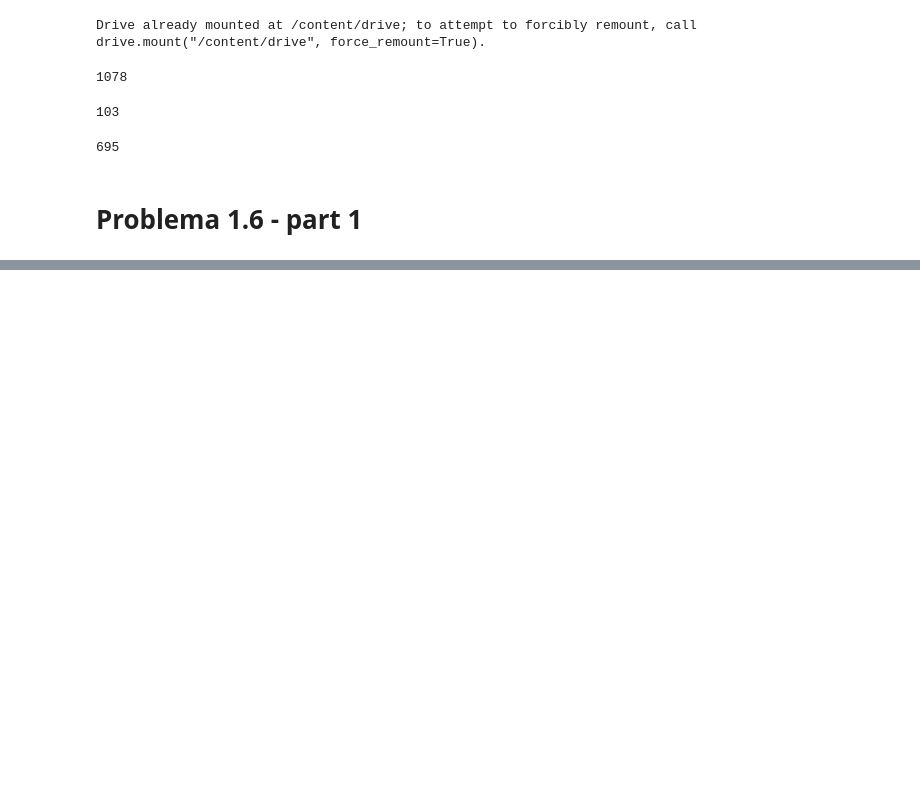
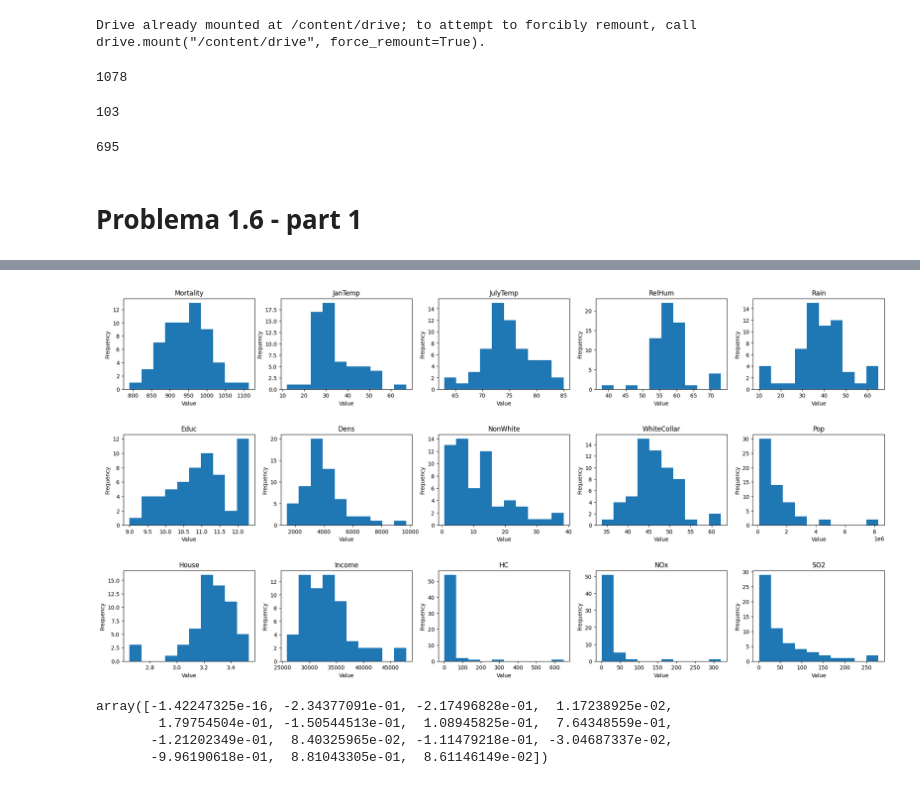
Before and after one commit to arnml/colabrepository, a Jupyter notebook: MITx_6_419x_module1_homework.ipynb, the cells around one changed output, grey strips where cells are left out. Cells and saved outputs as stored; diff of their text form; code cells hidden in the pictures; blank space fills up the shorter version.

```diff
--- a/MITx_6_419x_module1_homework.ipynb
+++ b/MITx_6_419x_module1_homework.ipynb
@@ -121,0 +219,18 @@ benjamini_hochberg_rejected_number
+# %%
+import io
+import csv
+import numpy as np
+
+file_path = '/content/drive/MyDrive/mitx/module1_data/mortality.csv'
+
+fields, cities, values = None, [], []
+with open(file_path, 'r') as file:  # Open the file directly
+    csv_reader = csv.reader(file, delimiter=',', quotechar='"')
+    fields = next(csv_reader)[1:]  # Get header row (fields)
+    for row in csv_reader:
+        cities.append(row[0])
+        values.append(tuple(map(float, row[1:])))  # Convert data to floats
+
+# Convert to NumPy arrays for easier analysis
+cities = np.array(cities)
+values = np.array(values)
@@ -121,0 +286,35 @@ benjamini_hochberg_rejected_number
+# %%
+import matplotlib.pyplot as plt
+
+# Assuming 'fields' and 'values' are defined from the previous code
+# Create the histograms
+num_fields = len(fields)
+num_cols = 5  # Number of columns in the plot
+num_rows = (num_fields + num_cols - 1) // num_cols  # Calculate the number of rows needed
+
+fig, axes = plt.subplots(num_rows, num_cols, figsize=(25, 4* num_rows))
+fig.subplots_adjust(hspace=0.5)
+
+for i, field in enumerate(fields):
+    row_idx = i // num_cols
+    col_idx = i % num_cols
+    ax = axes[row_idx, col_idx] if num_rows > 1 else axes[col_idx]
+    ax.hist(values[:, i], bins=10)  # Adjust bins as needed
+    ax.set_title(field)
+    ax.set_xlabel("Value")
+    ax.set_ylabel("Frequency")
+
+
+# Hide any unused subplots if the number of fields isn't a multiple of num_cols
+for i in range(num_fields, num_rows * num_cols):
+    row_idx = i // num_cols
+    col_idx = i % num_cols
+    if num_rows > 1:
+      axes[row_idx, col_idx].set_visible(False)
+    else:
+      axes[col_idx].set_visible(False)
+
+
+plt.show()
+# %% [output]
+[figure, added]
@@ -121,0 +326,8 @@ benjamini_hochberg_rejected_number
+# %%
+optimal_beta = np.linalg.inv(X_scaled.T @ X_scaled) @ X_scaled.T @ y_scaled
+optimal_beta
+# %% [output]
+array([-1.42247325e-16, -2.34377091e-01, -2.17496828e-01,  1.17238925e-02,
+        1.79754504e-01, -1.50544513e-01,  1.08945825e-01,  7.64348559e-01,
+       -1.21202349e-01,  8.40325965e-02, -1.11479218e-01, -3.04687337e-02,
+       -9.96190618e-01,  8.81043305e-01,  8.61146149e-02])
```
Also changed, not shown: parts of 22 cells of this notebook.
